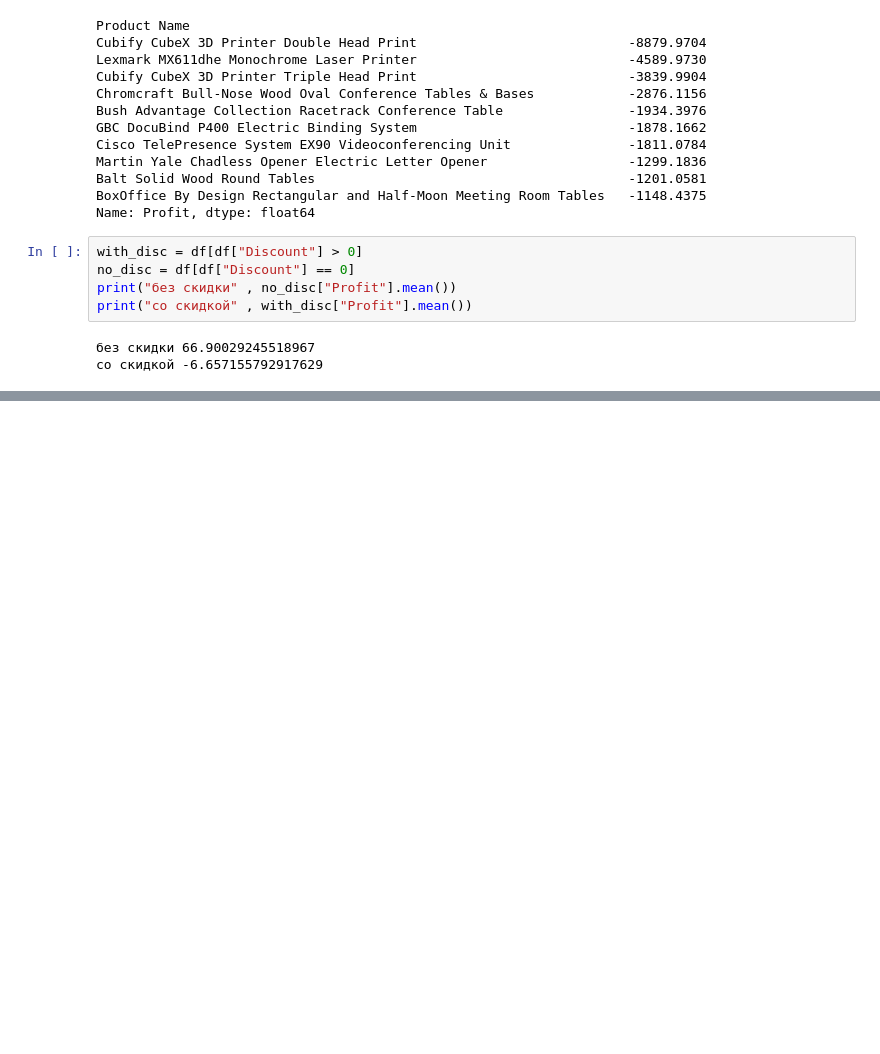
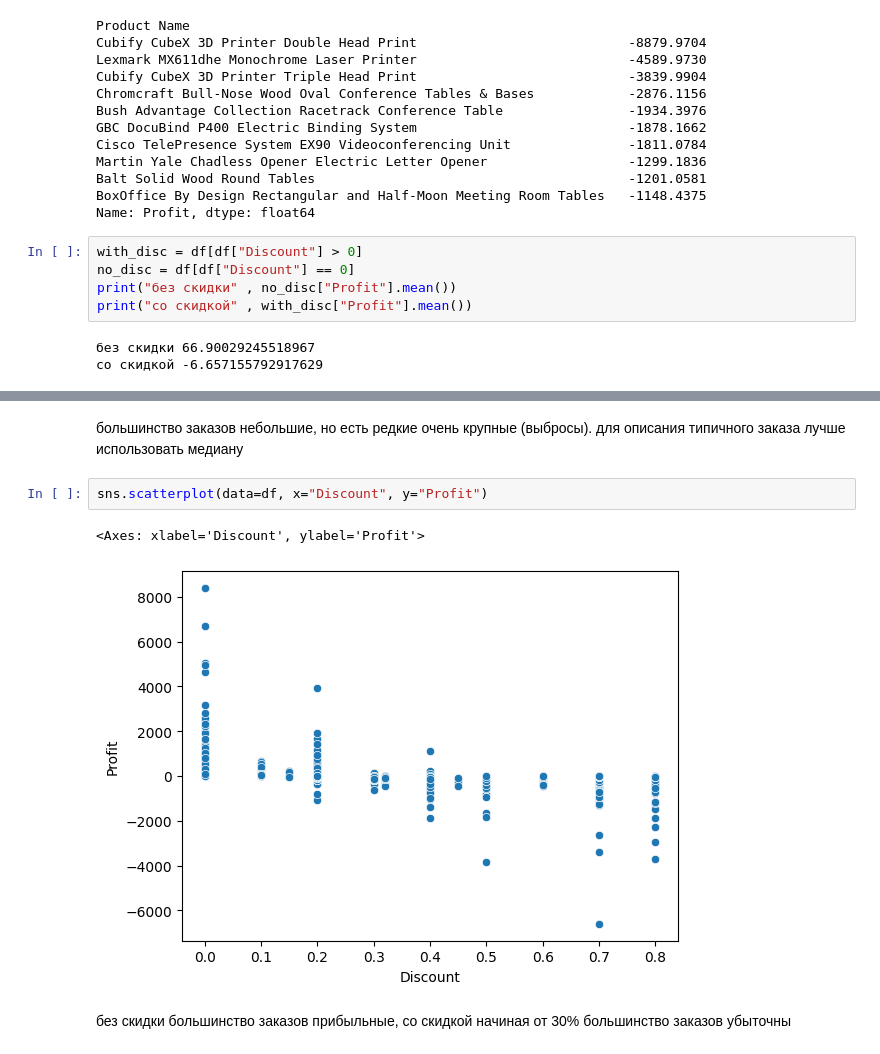
Before and after one commit to ch1rak/superstore-analysis, a Jupyter notebook: analysis.ipynb, the cells around one changed output, grey strips where cells are left out. Cells and saved outputs as stored; diff of their text form; blank space fills up the shorter version.

```diff
--- a/analysis.ipynb
+++ b/analysis.ipynb
@@ -130,0 +249,9 @@ print("со скидкой" , with_disc["Profit"].mean())
+# %% [markdown]
+большинство заказов небольшие, но есть редкие очень крупные (выбросы). для описания типичного заказа лучше использовать медиану
+# %%
+sns.scatterplot(data=df, x="Discount", y="Profit")
+# %% [output]
+<Axes: xlabel='Discount', ylabel='Profit'>
+[figure, added]
+# %% [markdown]
+без скидки большинство заказов прибыльные, со скидкой начиная от 30% большинство заказов убыточны
```
Also changed, not shown: parts of 15 cells of this notebook.
